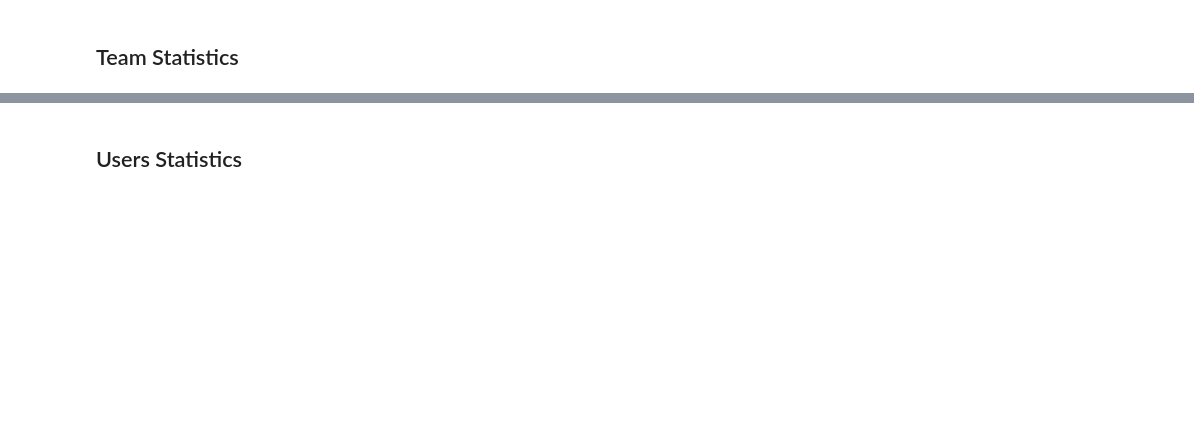
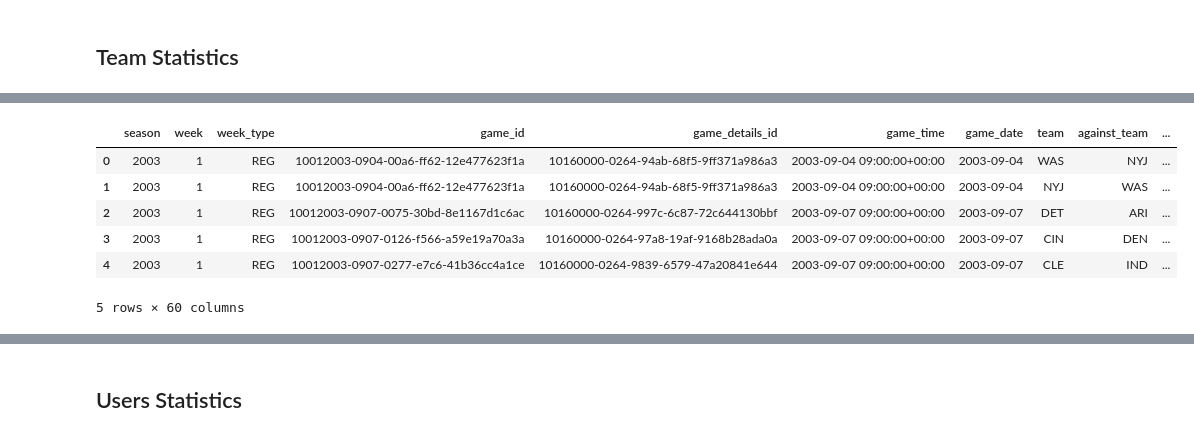
Before and after one commit to ramosem97/Quiniela, a Jupyter notebook: notebook/nfl_charts.ipynb, the cells around one changed output, grey strips where cells are left out. Saved outputs shown, nothing was run; the diff lists cells and outputs as text; code cells hidden in the pictures; blank space fills up the shorter version.

```diff
--- a/notebook/nfl_charts.ipynb
+++ b/notebook/nfl_charts.ipynb
@@ -76,5 +94,10 @@ scores['winner'] = [home_team if home_score + home_ot_score > away_score + away_
                     scores[['home_team_score', 'away_team_score',
                             'home_points_overtime_total', 'visitor_points_overtime_total',
                             'home_team', 'away_team']].values]
+scores['total_home_score'] = scores['home_team_score'] + scores['home_points_overtime_total']
+scores['total_away_score'] = scores['away_team_score'] + scores['visitor_points_overtime_total']
+scores['home_total_yards'] = scores['home_passing_yards'] + scores['home_rushing_yards']
+scores['away_total_yards'] = scores['visitor_passing_yards'] + scores['visitor_rushing_yards']
+
 scores.head()
 # %% [output]
@@ -130,6 +153,11 @@ for idx, dup_game in dup_games.iterrows():
     drop_idxL = drop_idxL + temp_dup.sort_values(['week_num_diff'], ascending=False).drop_duplicates(['game_id'], keep='first')['index'].values.tolist()
 df = df.loc[~df.index.isin(drop_idxL)].reset_index(drop=True)
 
+## Add Other Cols
+## Get Total Score
+df['total_home_score'] = df['home_team_score'] + df['home_points_overtime_total']
+df['total_away_score'] = df['away_team_score'] + df['visitor_points_overtime_total']
+
 ## Preview Data
 print(df.columns.tolist())
 df.head()
@@ -156,5 +184,5 @@ HOME_COLS['id'] = ['home_team', 'abbreviation_home', 'nick_name_home',
 HOME_COLS['val_for'] =  ['home_points_q1', 'home_points_q2',
        'home_points_q3', 'home_points_q4', 'home_points_overtime_total', 'home_team_score', 'home_passing_yards',
        'home_passing_touchdowns', 'home_rushing_yards',
-       'home_rushing_touchdowns']
+       'home_rushing_touchdowns', 'home_total_score', 'home_total_yards']
 # %% [output]
@@ -165,5 +193,6 @@ AWAY_COLS['id'] = ['away_team', 'abbreviation_away','nick_name_away',
        'full_name_away', 'conference_away', 'division_away', 'city_state_region_away', 'venue_away','logo_away',]
 AWAY_COLS['val'] = ['visitor_points_q1', 'visitor_points_q2',
        'visitor_points_q3', 'visitor_points_q4', 'visitor_points_overtime_total',  'away_team_score',
-       'visitor_passing_yards', 'visitor_passing_touchdowns', 'visitor_rushing_yards','visitor_rushing_touchdowns']
+       'visitor_passing_yards', 'visitor_passing_touchdowns',
+        'visitor_rushing_yards','visitor_rushing_touchdowns', 'away_total_score', 'away_total_yards']
 # %% [output]
@@ -182,4 +211,11 @@ df_away = df_away.rename(columns={x:x.replace('home', 'against').replace('_away'
 df_away['home_or_away'] = 'away'
 
 df_teams = pd.concat([df_home, df_away]).sort_values(['season', 'week', 'game_time']).reset_index(drop=True)
+
+## Get Division and Conference Wins
+# df_teams['div_winner'] = [1 if ((x==y) & (team == win)) else 0 for x,y,team, win in df_teams[['division', 'division_against', 'team','winner']].values]
+# df_teams['conf_winner'] = [1 if ((x==y) & (team == win)) else 0 for x,y,team, win in df_teams[['conference', 'conference_against', 'team', 'winner']].values]
+df_teams['div_game'] = [1 if (x==y) else 0 for x,y in df_teams[['division', 'division_against']].values]
+df_teams['conf_game'] = [1 if (x==y) else 0 for x,y in df_teams[['conference', 'conference_against']].values]
+df_teams.head()
 # %% [output]
@@ -187,3 +223,10 @@ df_teams = pd.concat([df_home, df_away]).sort_values(['season', 'week', 'game_ti
+|  | season | week | week_type | game_id | game_details_id | game_time | game_date | team | against_team | ... |
+| 0 | 2003 | 1 | REG | 10012003-0904-00a6-ff62-12e477623f1a | 10160000-0264-94ab-68f5-9ff371a986a3 | 2003-09-04 09:00:00+00:00 | 2003-09-04 | WAS | NYJ | ... |
+| 1 | 2003 | 1 | REG | 10012003-0904-00a6-ff62-12e477623f1a | 10160000-0264-94ab-68f5-9ff371a986a3 | 2003-09-04 09:00:00+00:00 | 2003-09-04 | NYJ | WAS | ... |
+| 2 | 2003 | 1 | REG | 10012003-0907-0075-30bd-8e1167d1c6ac | 10160000-0264-997c-6c87-72c644130bbf | 2003-09-07 09:00:00+00:00 | 2003-09-07 | DET | ARI | ... |
+| 3 | 2003 | 1 | REG | 10012003-0907-0126-f566-a59e19a70a3a | 10160000-0264-97a8-19af-9168b28ada0a | 2003-09-07 09:00:00+00:00 | 2003-09-07 | CIN | DEN | ... |
+| 4 | 2003 | 1 | REG | 10012003-0907-0277-e7c6-41b36cc4a1ce | 10160000-0264-9839-6579-47a20841e644 | 2003-09-07 09:00:00+00:00 | 2003-09-07 | CLE | IND | ... |
+5 rows × 60 columns
 # %%
 def team_stats(team, season=None, week=None, df_teams=df_teams):
 
```
Also changed, not shown: parts of 30 cells of this notebook, 5 other files.
